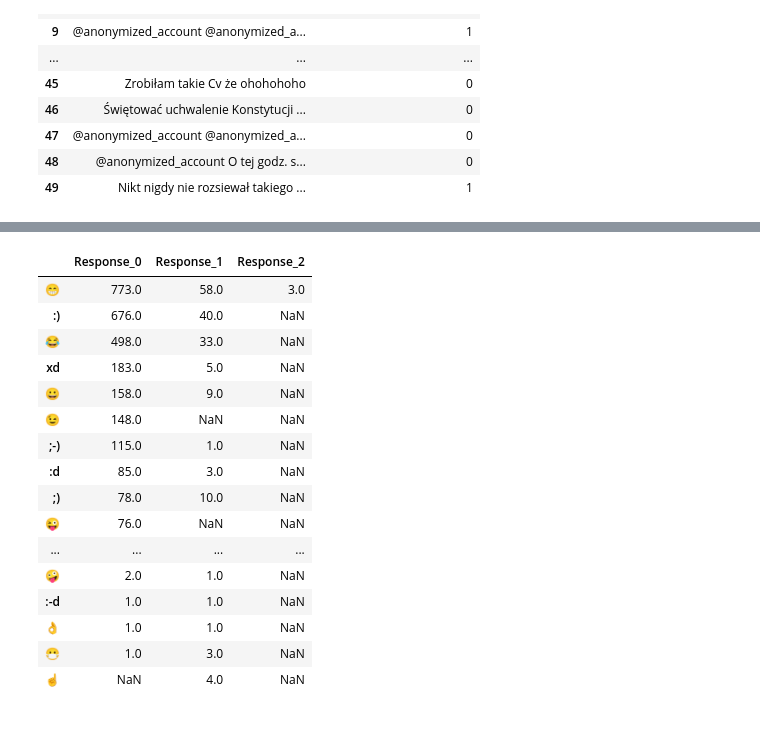
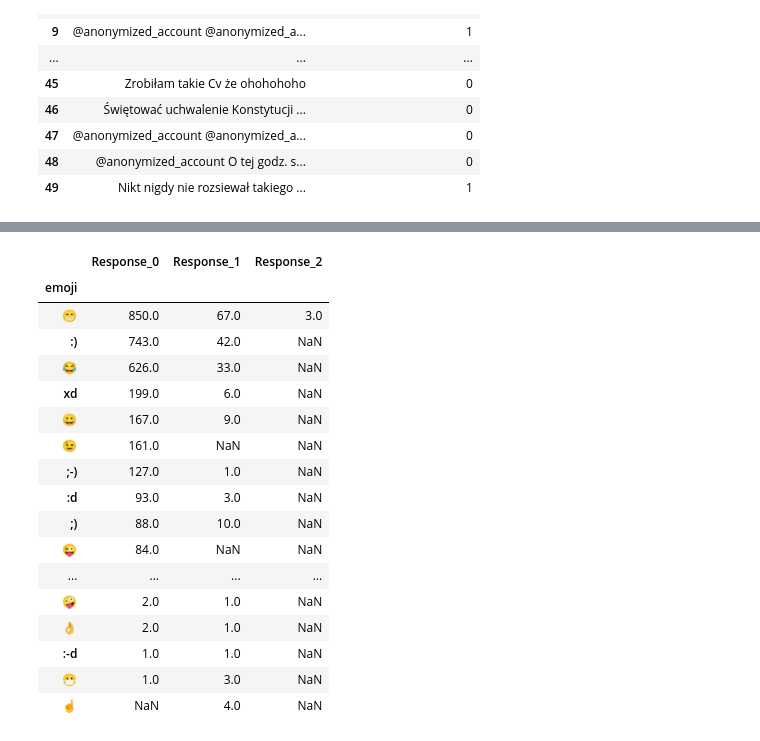
Before and after one commit to PatrykKotulak/Master-thesis, a Jupyter notebook: Hate_Speech_Detection.ipynb, the cells around one changed output, grey strips where cells are left out. Saved outputs shown, nothing was run; the diff lists cells and outputs as text; code cells hidden in the pictures.

```diff
--- a/Hate_Speech_Detection.ipynb
+++ b/Hate_Speech_Detection.ipynb
@@ -209,21 +192,25 @@ def create_dataframe_emoji_comparison(sort_data=['Response_0', 'Response_1']):
 # %%
-plot_emoticons = create_dataframe_emoji_comparison('Response_0')
+plot_emoticons = text_f.create_dataframe_emoji_comparison(dict_count_emoji_0,
+                                                   dict_count_emoji_1,
+                                                   dict_count_emoji_2,
+                                                   'Response_0')
 plot_emoticons
 # %% [output]
 |  | Response_0 | Response_1 | Response_2 |
-| 😁 | 773.0 | 58.0 | 3.0 |
-| :) | 676.0 | 40.0 | NaN |
-| 😂 | 498.0 | 33.0 | NaN |
-| xd | 183.0 | 5.0 | NaN |
-| 😀 | 158.0 | 9.0 | NaN |
-| 😉 | 148.0 | NaN | NaN |
-| ;-) | 115.0 | 1.0 | NaN |
-| :d | 85.0 | 3.0 | NaN |
-| ;) | 78.0 | 10.0 | NaN |
-| 😜 | 76.0 | NaN | NaN |
+| emoji |  |  |  |
+| 😁 | 850.0 | 67.0 | 3.0 |
+| :) | 743.0 | 42.0 | NaN |
+| 😂 | 626.0 | 33.0 | NaN |
+| xd | 199.0 | 6.0 | NaN |
+| 😀 | 167.0 | 9.0 | NaN |
+| 😉 | 161.0 | NaN | NaN |
+| ;-) | 127.0 | 1.0 | NaN |
+| :d | 93.0 | 3.0 | NaN |
+| ;) | 88.0 | 10.0 | NaN |
+| 😜 | 84.0 | NaN | NaN |
 | ... | ... | ... | ... |
 | 🤪 | 2.0 | 1.0 | NaN |
+| 👌 | 2.0 | 1.0 | NaN |
 | :-d | 1.0 | 1.0 | NaN |
-| 👌 | 1.0 | 1.0 | NaN |
 | 😷 | 1.0 | 3.0 | NaN |
 | ☝ | NaN | 4.0 | NaN |
```
Also changed, not shown: parts of 15 cells of this notebook, 3 other files.
